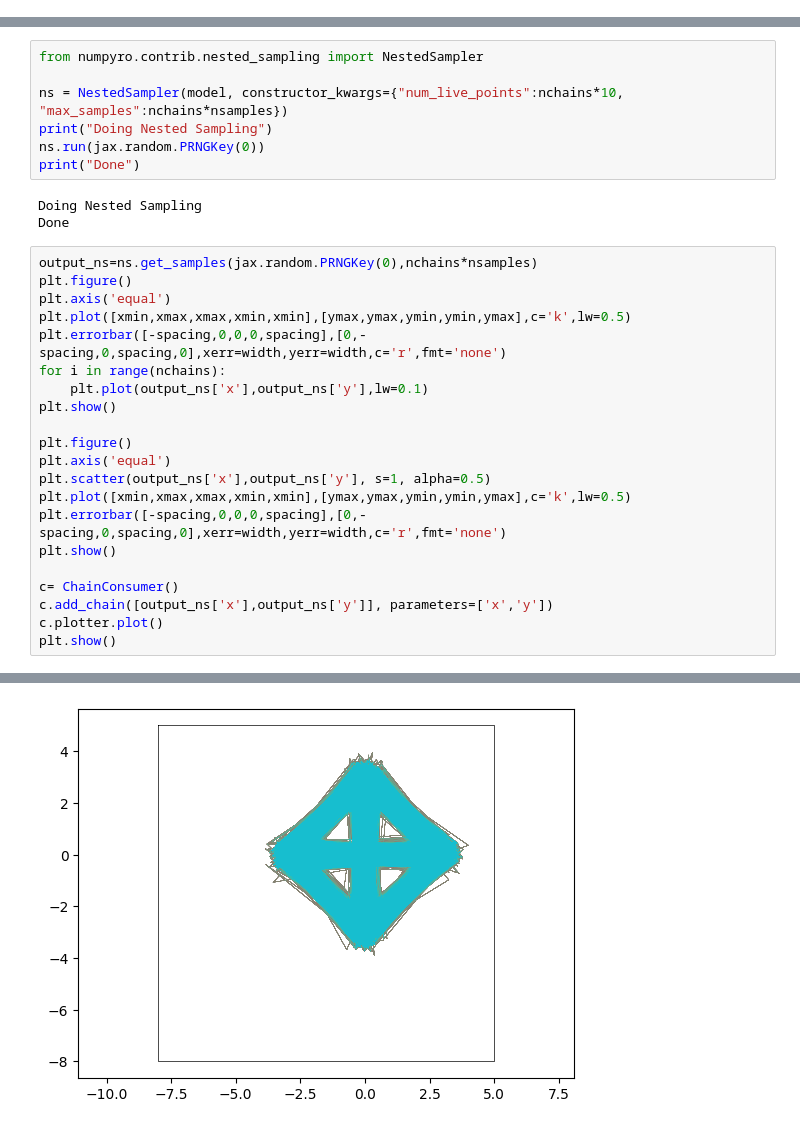
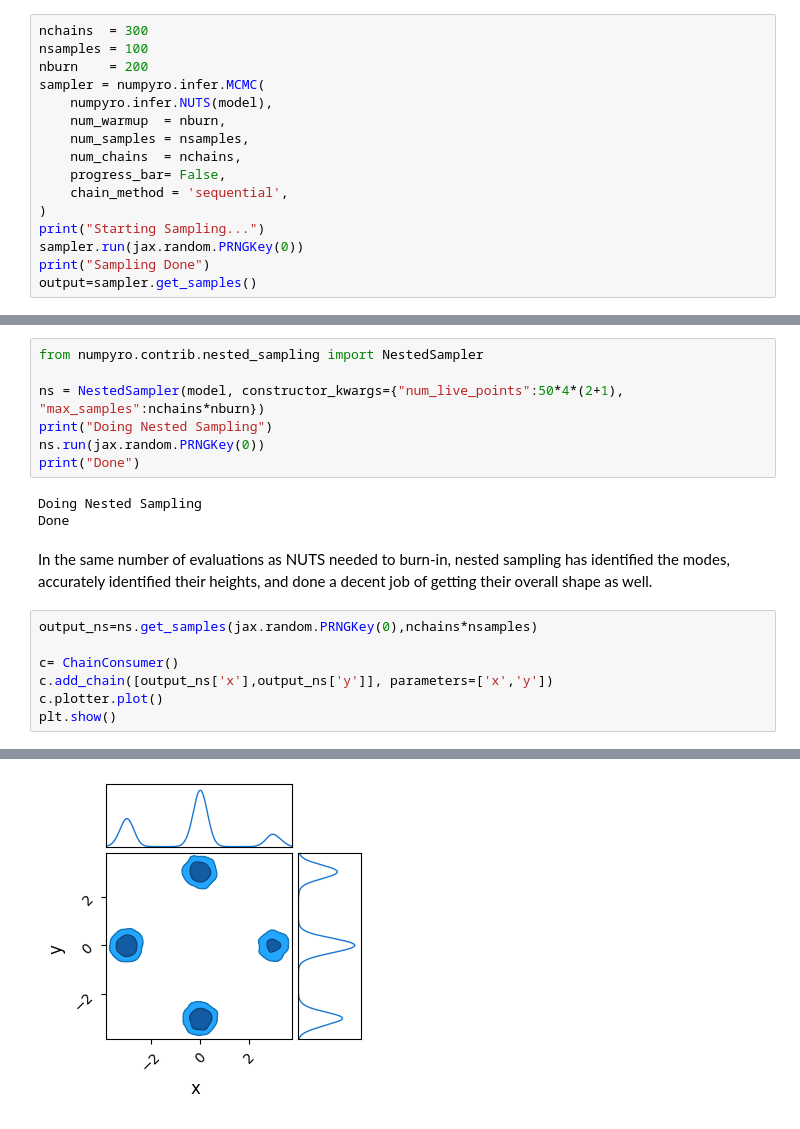
Before and after one commit to HughMcDougall/HMJavelin, a Jupyter notebook: NumpyroTests/BurnInTest.ipynb, the cells around one changed output, grey strips where cells are left out. Drawn from its saved outputs; the diff is of its cells as text.

```diff
--- a/NumpyroTests/BurnInTest.ipynb
+++ b/NumpyroTests/BurnInTest.ipynb
@@ -68,0 +83,16 @@ Sampling Done
+# %%
+nchains  = 300
+nsamples = 100
+nburn    = 200
+sampler = numpyro.infer.MCMC(
+    numpyro.infer.NUTS(model),
+    num_warmup  = nburn,
+    num_samples = nsamples,
+    num_chains  = nchains,
+    progress_bar= False,
+    chain_method = 'sequential',
+)
+print("Starting Sampling...")
+sampler.run(jax.random.PRNGKey(0))
+print("Sampling Done")
+output=sampler.get_samples()
@@ -102,29 +130,17 @@ WARNING:chainconsumer:Parameter y in chain Chain 0 is not constrained
 # %%
 from numpyro.contrib.nested_sampling import NestedSampler
 
-ns = NestedSampler(model, constructor_kwargs={"num_live_points":nchains*10, "max_samples":nchains*nsamples})
+ns = NestedSampler(model, constructor_kwargs={"num_live_points":50*4*(2+1), "max_samples":nchains*nburn})
 print("Doing Nested Sampling")
 ns.run(jax.random.PRNGKey(0))
 print("Done")
 # %% [output]
 Doing Nested Sampling
 Done
+# %% [markdown]
+In the same number of evaluations as NUTS needed to burn-in, nested sampling has identified the modes, accurately identified their heights, and done a decent job of getting their overall shape as well.
 # %%
 output_ns=ns.get_samples(jax.random.PRNGKey(0),nchains*nsamples)
-plt.figure()
-plt.axis('equal')
-plt.plot([xmin,xmax,xmax,xmin,xmin],[ymax,ymax,ymin,ymin,ymax],c='k',lw=0.5)
-plt.errorbar([-spacing,0,0,0,spacing],[0,-spacing,0,spacing,0],xerr=width,yerr=width,c='r',fmt='none')
-for i in range(nchains):
-    plt.plot(output_ns['x'],output_ns['y'],lw=0.1)
-plt.show()
-
-plt.figure()
-plt.axis('equal')
-plt.scatter(output_ns['x'],output_ns['y'], s=1, alpha=0.5)
-plt.plot([xmin,xmax,xmax,xmin,xmin],[ymax,ymax,ymin,ymin,ymax],c='k',lw=0.5)
-plt.errorbar([-spacing,0,0,0,spacing],[0,-spacing,0,spacing,0],xerr=width,yerr=width,c='r',fmt='none')
-plt.show()
 
 c= ChainConsumer()
 c.add_chain([output_ns['x'],output_ns['y']], parameters=['x','y'])
@@ -134 +152 @@ plt.show()
-[figure, old version]
+[figure, new version]
```
Also changed, not shown: parts of 18 cells of this notebook, 2 other files.
